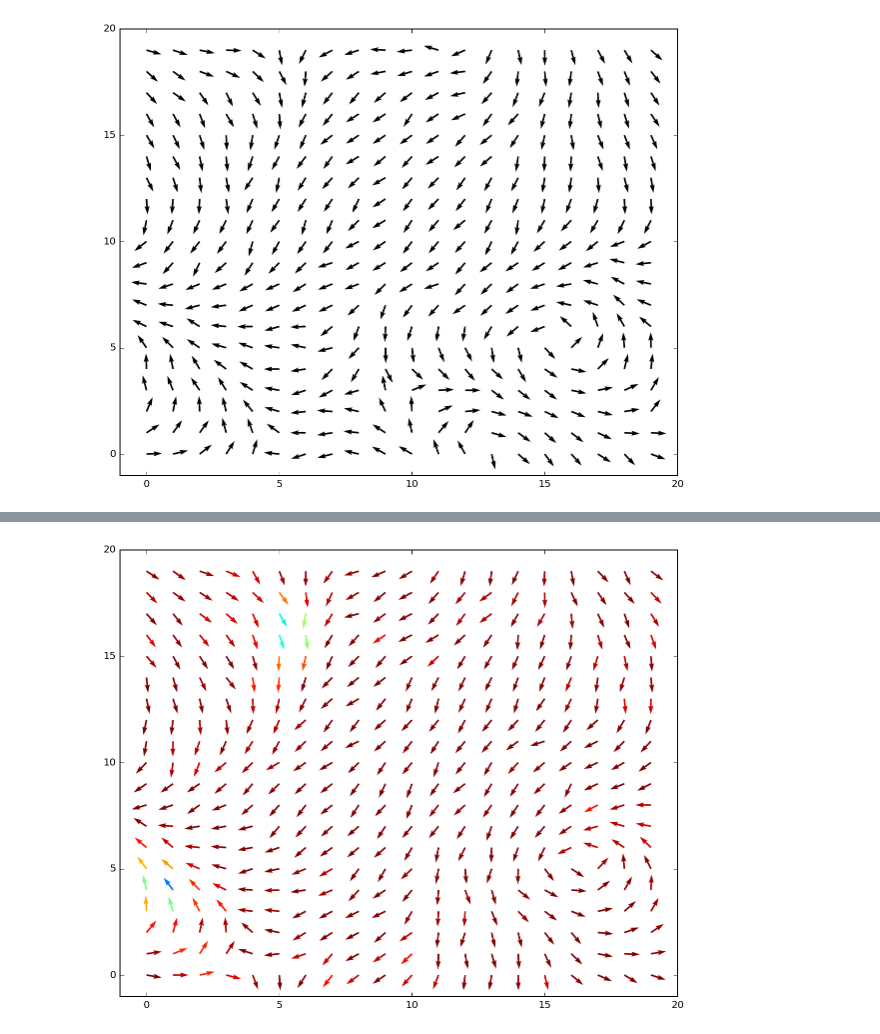
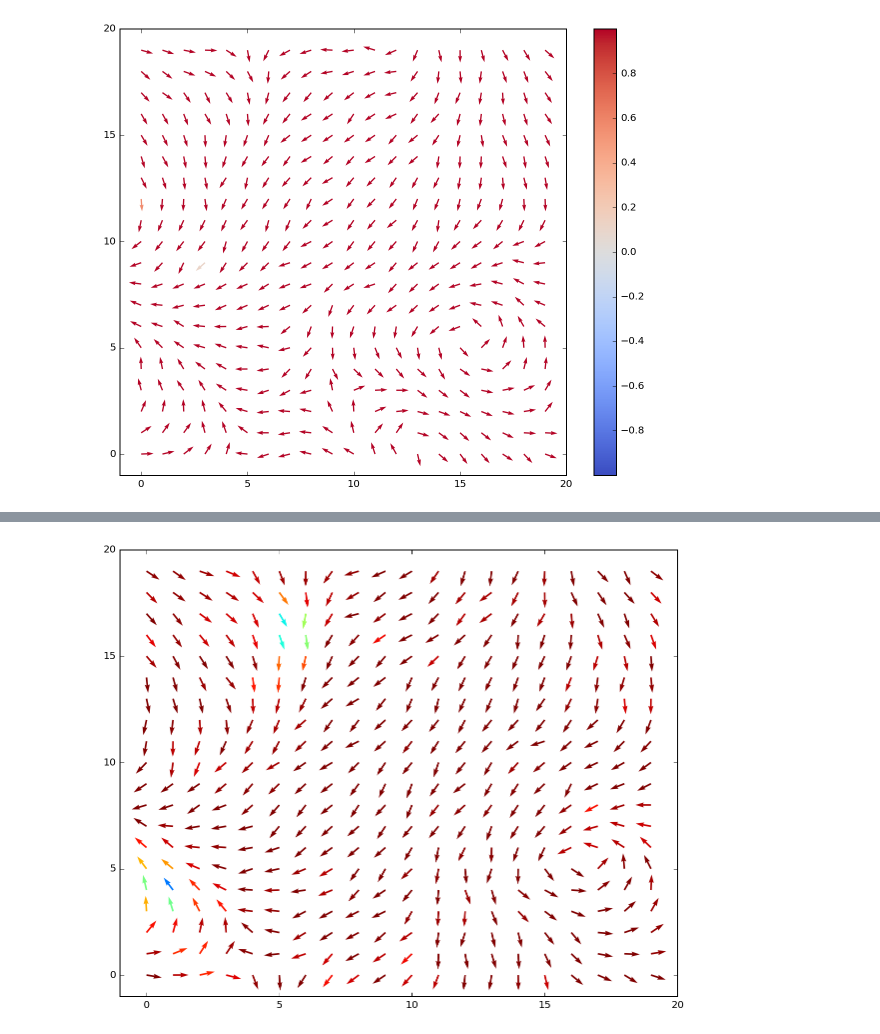
Before and after one commit to kaitshin/PHYSICS113-final-project, a Jupyter notebook: XY_Model.ipynb, the cells around one changed output, grey strips where cells are left out. Saved outputs shown, nothing was run; the diff lists cells and outputs as text; code cells hidden in the pictures.

```diff
--- a/XY_Model.ipynb
+++ b/XY_Model.ipynb
@@ -57,7 +59,7 @@ def get_delta_H(grid, J, change_pos, new_val):
 
     args:
     - grid is the lattice
-    - J is angular momentum
+    - J is the coupling strength
     - change_pos is the randomly chosen position on the lattice grid at
       which the spin would be changing
     - new_val is the new spin value to which the spin would be changing
@@ -174,7 +176,7 @@ def update_H_matrix(H_mtx, J, delta_H_dict, change_pos):
 
     args:
     - H_mtx is the hamiltonian matrix
-    - J is angular momentum
+    - J is the coupling strength
     - delta_H_dict is a dictionary returned from the fn get_delta_H()
     - change_pos is the randomly chosen position on the lattice grid at
       which the spin is changing
@@ -209,10 +211,25 @@ def run_XY(L, T, J, nsteps, nper_step, title, rs=np.random.RandomState(seed=None
     U = np.cos(2*np.pi*grid)
     V = np.sin(2*np.pi*grid)
 
-    if colored:
+    if colored==True:
         colors = []
         [colors.append(np.abs(H_mtx[i,j])) for i,j in zip(range(L), range(L))]
         Q = ax.quiver(X, Y, U, V, colors, units='inches')
+    elif colored=='Map':
+        colors = V/np.sqrt(U**2+V**2) # np.sin(np.arctan2(V,U))
+#         norm = Normalize()
+#         norm.autoscale(colors)
+#         colormap = cm.coolwarm
+
+#         sm = cm.ScalarMappable(cmap=colormap, norm=norm)
+#         sm.set_array([])
+
+#         plt.colorbar(sm)
+
+#         Q = ax.quiver(X, Y, U, V, colormap(colors), units='inches', cmap=colormap)
+        Q = plt.quiver(X, Y, U, V, colors, cmap=cm.coolwarm)
+        plt.colorbar()
+#         raise Exception
     else:
         Q = ax.quiver(X, Y, U, V, units='inches')
 
@@ -221,11 +238,11 @@ def run_XY(L, T, J, nsteps, nper_step, title, rs=np.random.RandomState(seed=None
 # %%
 L = 20
 T = 0.1 # = 1/beta
 J = 1
 nsteps = 500
 nper_step = 100
 title=''
 
-run_XY(L, T, J, nsteps, nper_step, title, rs=np.random.RandomState(seed=7675), colored=False)
+run_XY(L, T, J, nsteps, nper_step, title, rs=np.random.RandomState(seed=7675), colored='Map')
 # %% [output]
-[figure, old version]
+[figure, new version]
```
Also changed, not shown: parts of 15 cells of this notebook.
